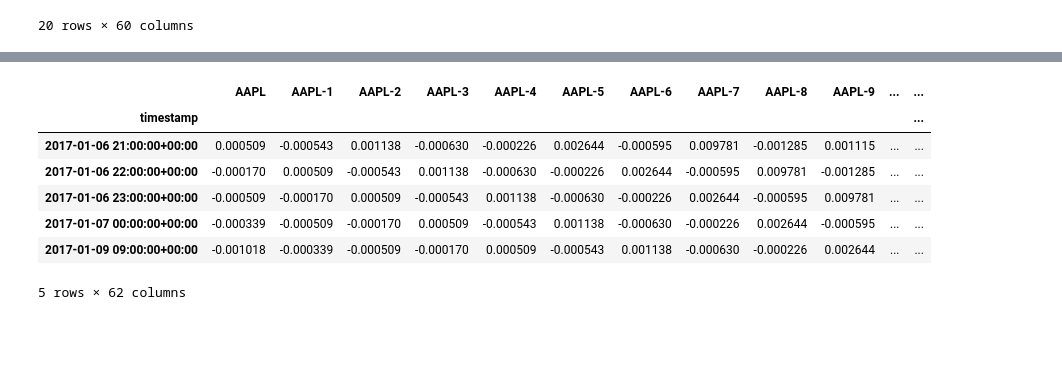
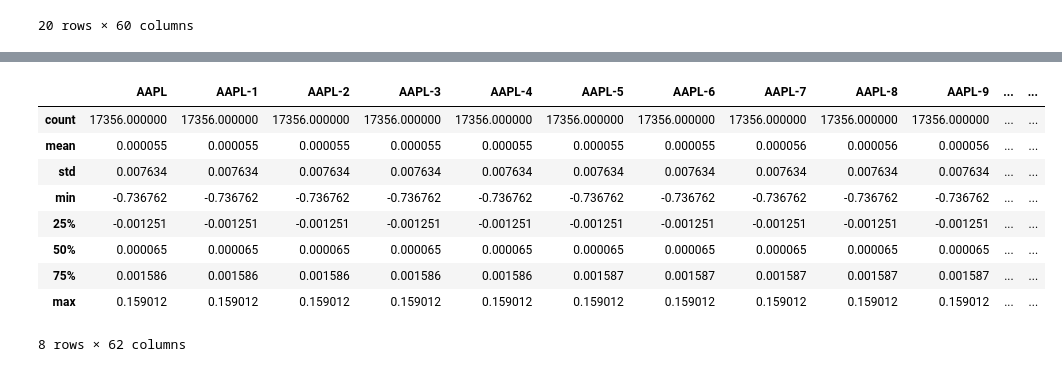
Before and after one commit to BaldHeads/alpha_gen, a Jupyter notebook: scratch/aapl_test.ipynb, the cells around one changed output, grey strips where cells are left out. Saved outputs shown, nothing was run; the diff lists cells and outputs as text; code cells hidden in the pictures; blank space fills up the shorter version.

```diff
--- a/scratch/aapl_test.ipynb
+++ b/scratch/aapl_test.ipynb
@@ -59,7 +59,7 @@ aapl_df.iloc[10:30,:]
 20 rows × 60 columns
 # %%
 returns_df = pd.DataFrame()
-returns_df["AAPL_24_Return"] = aapl_df["AAPL"].pct_change(periods=16)
-returns_df["AAPL_buy"] = returns_df["AAPL_24_Return"].apply(lambda x: 1 if x > 0.01 else 0)
-returns_df["AAPL_buy"].sum()
+returns_df["AAPL_24_Return"] = aapl_df["AAPL"].pct_change(periods=16).shift(-16)
+returns_df["AAPL_buy"] = returns_df["AAPL_24_Return"].apply(lambda x: 1 if x > 0.005 else 0)
+returns_df.tail()
 # %% [output]
@@ -67,17 +73,19 @@ returns_df["AAPL_buy"].sum()
 # %%
 aapl_df = aapl_df.pct_change()
 aapl_df = pd.concat([aapl_df, returns_df], axis=1)
 aapl_df.dropna(inplace=True)
-aapl_df.head()
+aapl_df.describe()
 # %% [output]
 |  | AAPL | AAPL-1 | AAPL-2 | AAPL-3 | AAPL-4 | AAPL-5 | AAPL-6 | AAPL-7 | AAPL-8 | AAPL-9 | ... | ... |
-| timestamp |  |  |  |  |  |  |  |  |  |  |  | ... |
-| 2017-01-06 21:00:00+00:00 | 0.000509 | -0.000543 | 0.001138 | -0.000630 | -0.000226 | 0.002644 | -0.000595 | 0.009781 | -0.001285 | 0.001115 | ... | ... |
-| 2017-01-06 22:00:00+00:00 | -0.000170 | 0.000509 | -0.000543 | 0.001138 | -0.000630 | -0.000226 | 0.002644 | -0.000595 | 0.009781 | -0.001285 | ... | ... |
-| 2017-01-06 23:00:00+00:00 | -0.000509 | -0.000170 | 0.000509 | -0.000543 | 0.001138 | -0.000630 | -0.000226 | 0.002644 | -0.000595 | 0.009781 | ... | ... |
-| 2017-01-07 00:00:00+00:00 | -0.000339 | -0.000509 | -0.000170 | 0.000509 | -0.000543 | 0.001138 | -0.000630 | -0.000226 | 0.002644 | -0.000595 | ... | ... |
-| 2017-01-09 09:00:00+00:00 | -0.001018 | -0.000339 | -0.000509 | -0.000170 | 0.000509 | -0.000543 | 0.001138 | -0.000630 | -0.000226 | 0.002644 | ... | ... |
+| count | 17356.000000 | 17356.000000 | 17356.000000 | 17356.000000 | 17356.000000 | 17356.000000 | 17356.000000 | 17356.000000 | 17356.000000 | 17356.000000 | ... | ... |
+| mean | 0.000055 | 0.000055 | 0.000055 | 0.000055 | 0.000055 | 0.000055 | 0.000055 | 0.000056 | 0.000056 | 0.000056 | ... | ... |
+| std | 0.007634 | 0.007634 | 0.007634 | 0.007634 | 0.007634 | 0.007634 | 0.007634 | 0.007634 | 0.007634 | 0.007634 | ... | ... |
+| min | -0.736762 | -0.736762 | -0.736762 | -0.736762 | -0.736762 | -0.736762 | -0.736762 | -0.736762 | -0.736762 | -0.736762 | ... | ... |
+| 25% | -0.001251 | -0.001251 | -0.001251 | -0.001251 | -0.001251 | -0.001251 | -0.001251 | -0.001251 | -0.001251 | -0.001251 | ... | ... |
+| 50% | 0.000065 | 0.000065 | 0.000065 | 0.000065 | 0.000065 | 0.000065 | 0.000065 | 0.000065 | 0.000065 | 0.000065 | ... | ... |
+| 75% | 0.001586 | 0.001586 | 0.001586 | 0.001586 | 0.001586 | 0.001587 | 0.001587 | 0.001587 | 0.001587 | 0.001587 | ... | ... |
+| max | 0.159012 | 0.159012 | 0.159012 | 0.159012 | 0.159012 | 0.159012 | 0.159012 | 0.159012 | 0.159012 | 0.159012 | ... | ... |
-5 rows × 62 columns
+8 rows × 62 columns
 # %%
 from sklearn.linear_model import LinearRegression
 # %%
```
Also changed, not shown: parts of 22 cells of this notebook.
